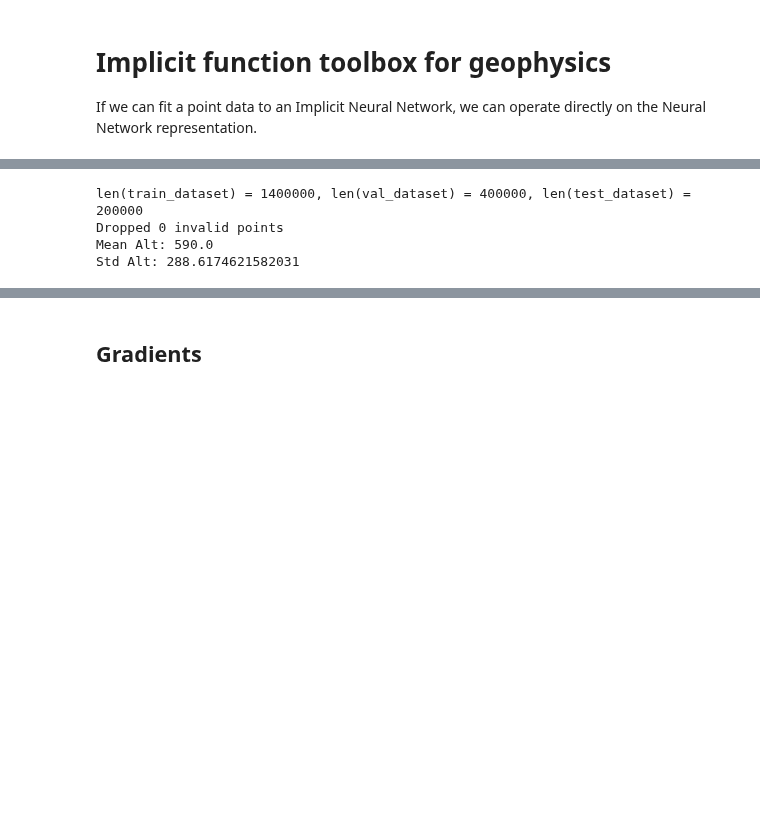
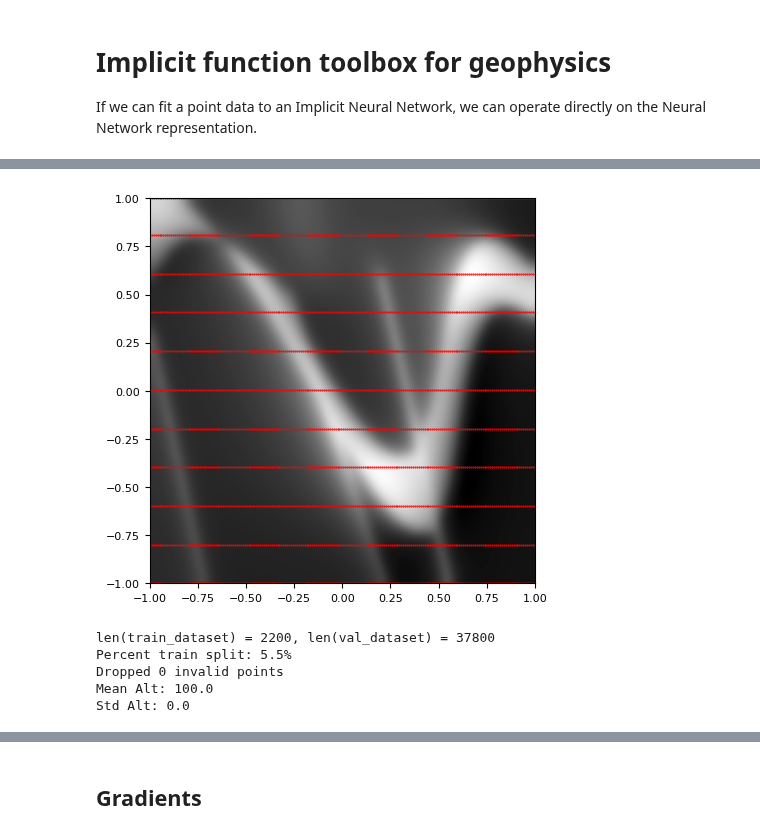
Before and after one commit to LSgeo/ImplicitGeo, a Jupyter notebook: GeoINR3D.ipynb, the cells around one changed output, grey strips where cells are left out. Saved outputs shown, nothing was run; the diff lists cells and outputs as text; code cells hidden in the pictures; blank space fills up the shorter version.

```diff
--- a/GeoINR3D.ipynb
+++ b/GeoINR3D.ipynb
@@ -61,2 +111,11 @@ dataset.subsample_wesnbt((-1, 1, -1, 1, -1, 1))
+# %%
+x, y, z = dataset.xyz[train_dataset.indices].T
+plt.figure(figsize=(5,5))
+plt.imshow(sample, extent=(-1,1,-1,1), cmap=cc.cm.CET_L1)
+plt.scatter(x,y, c="r", marker=".", s=1)
+plt.axis("scaled")
+plt.show()
+# %% [output]
+[figure, added]
 # %%
 # # P864 - Wolfe Creek
@@ -94,17 +154,20 @@ dataset.subsample_wesnbt((-1, 1, -1, 1, -1, 1))
 #     "/home/luke/ImplicitGeo/data/Ch3/P1260/P1260-grid-tmi.nc", crop=gtt_extent
 #     )
 # %%
-train_dataset, val_dataset, test_dataset = random_split(dataset, [0.7, 0.2, 0.1])
-print(f"{len(train_dataset) = }, {len(val_dataset) = }, {len(test_dataset) = } ")
+print(f"{len(train_dataset) = }, {len(val_dataset) = }")
+print(
+    f"Percent train split: {(len(train_dataset) / (len(val_dataset) + len(train_dataset))) * 100:0.1f}%"
+)
 print(f"Dropped {dataset.invalid_points} invalid points")
 
 print("Mean Alt:", dataset.unnormalise(dataset.xyz[:, 2], "up").mean().item())
 print("Std Alt:", dataset.unnormalise(dataset.xyz[:, 2], "up").std().item())
 # %% [output]
-len(train_dataset) = 1400000, len(val_dataset) = 400000, len(test_dataset) = 200000
+len(train_dataset) = 2200, len(val_dataset) = 37800
+Percent train split: 5.5%
 Dropped 0 invalid points
-Mean Alt: 590.0
-Std Alt: 288.6174621582031
+Mean Alt: 100.0
+Std Alt: 0.0
 # %%
 # dataset.ncd.variables.keys()
 # np.arange(dataset.ncd.variables["lineType"][:].data)
```
Also changed, not shown: parts of 20 cells of this notebook.
